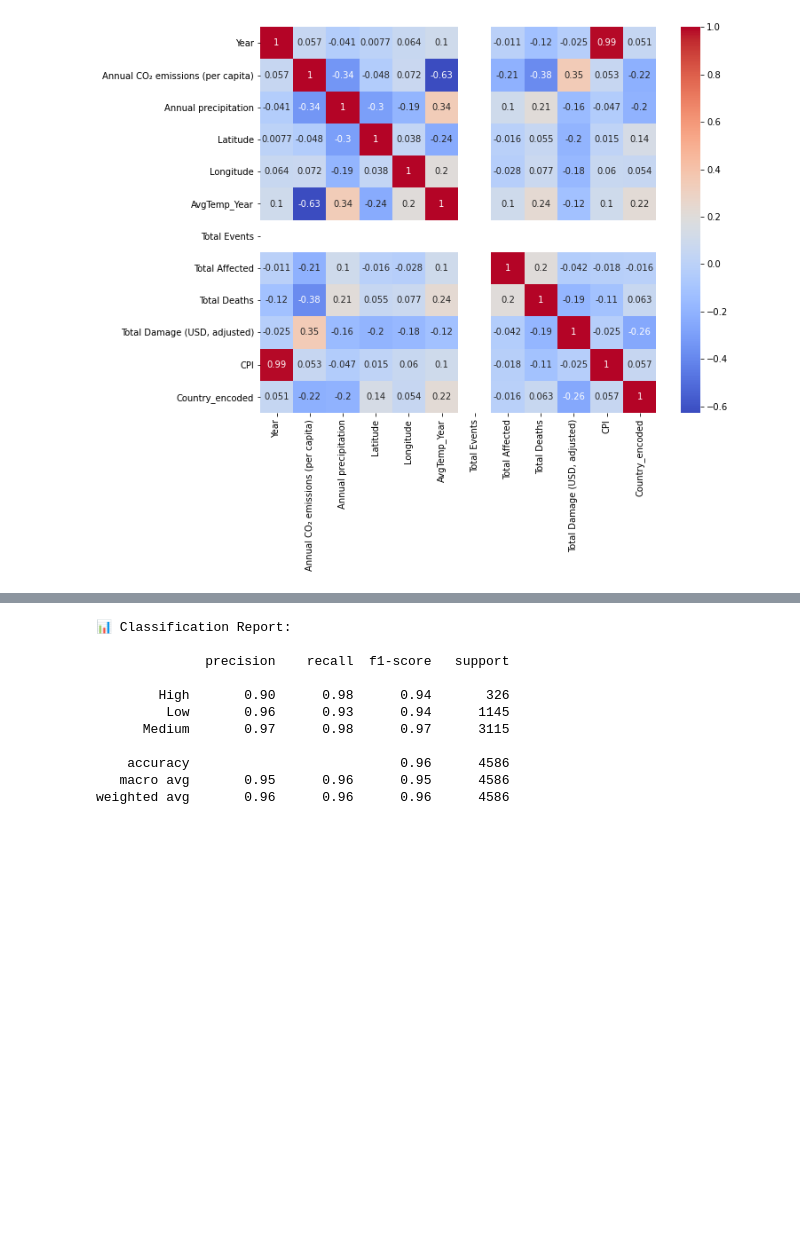
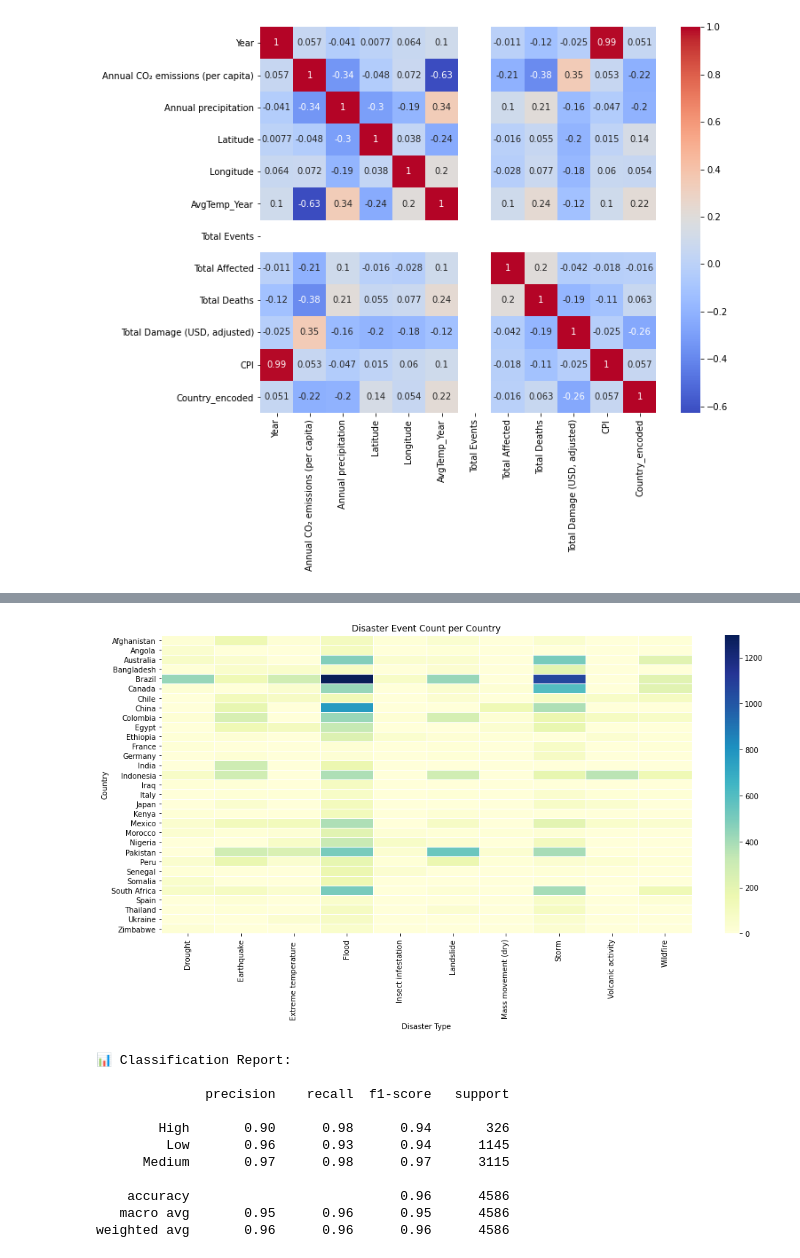
Before and after one commit to Nikhitha-N/Climate-Disaster-Prediction-System, a Jupyter notebook: Scripts/Modeling.ipynb, the cells around one changed output, grey strips where cells are left out. Cells and saved outputs as stored; diff of their text form; code cells hidden in the pictures; blank space fills up the shorter version.

```diff
--- a/Scripts/Modeling.ipynb
+++ b/Scripts/Modeling.ipynb
@@ -323,3 +359,12 @@ plt.show()
+# %%
+pivot = df.pivot_table(index="Country", columns="Disaster Type", values="Total Events", aggfunc="sum", fill_value=0)
+plt.figure(figsize=(14, 8))
+sns.heatmap(pivot, cmap="YlGnBu", linewidths=0.5)
+plt.title("Disaster Event Count per Country")
+plt.tight_layout()
+plt.show()
+# %% [output]
+[figure, added]
 # %%
 def categorize_impact(x):
     if x < 1000:
```
Also changed, not shown: parts of 3 cells of this notebook.
